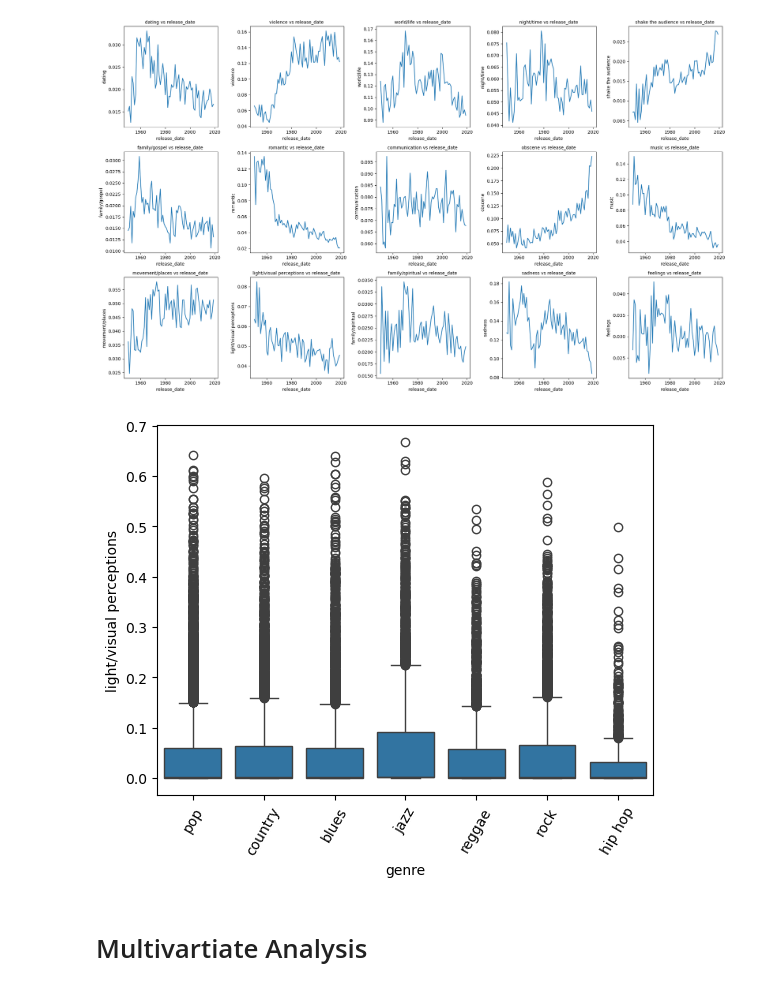
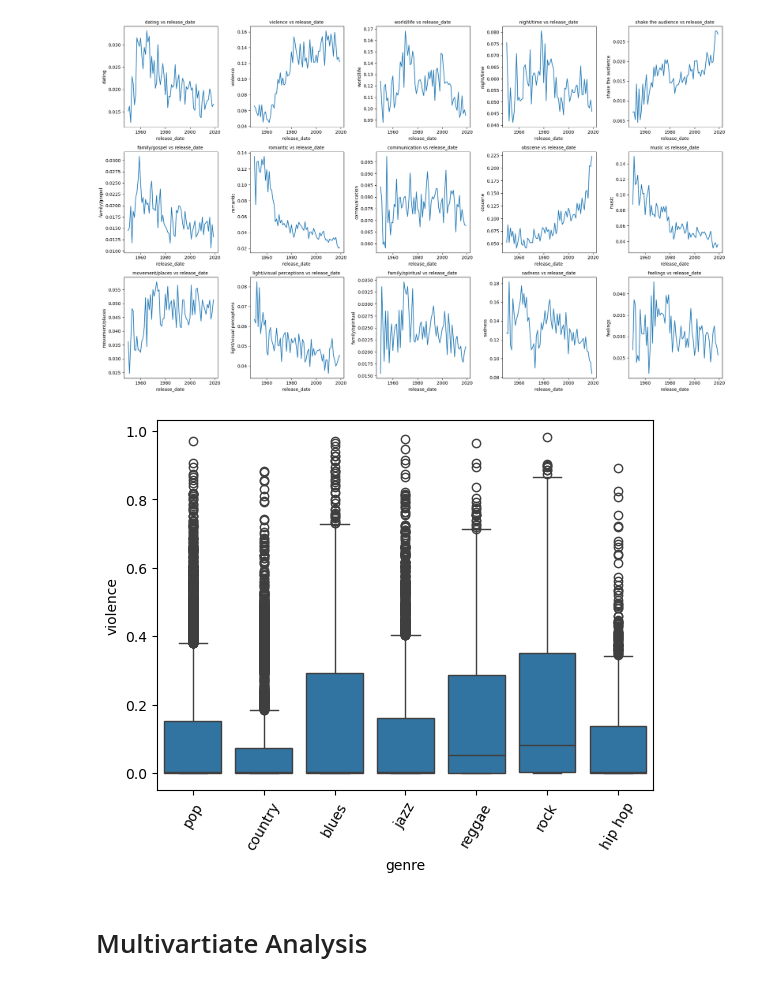
Before and after one commit to MaimunaBawa/Music_Recommendation_Algorithm, a Jupyter notebook: EDA-1.ipynb, the cells around one changed output. Drawn from its saved outputs; the diff is of its cells as text; code cells hidden in the pictures.

```diff
--- a/EDA-1.ipynb
+++ b/EDA-1.ipynb
@@ -317,14 +317,12 @@ plt.tight_layout()
 plt.show()
 # %% [output]
 [figure]
-# %%
-df["light_labels"] = pd.qcut(df["light/visual perceptions"], 5)
 # %%
-sns.boxplot(data=df, x="genre", y= "light/visual perceptions")
+sns.boxplot(data=df, x="genre", y= "violence")
 plt.tick_params(axis='x', rotation=60, labelsize=10, labelcolor='black')
 plt.show()
 # %% [output]
-[figure, old version]
+[figure, new version]
 # %% [markdown]
 # Multivartiate Analysis
 # %%
```
